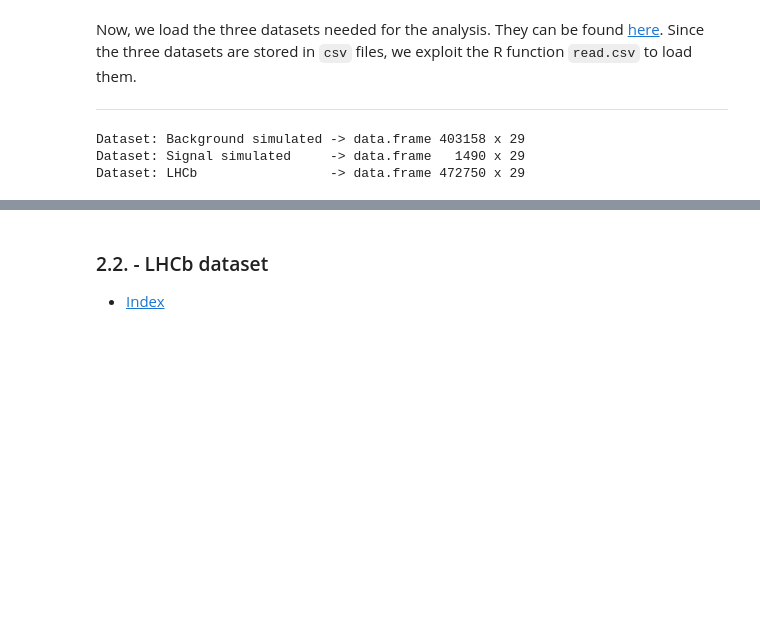
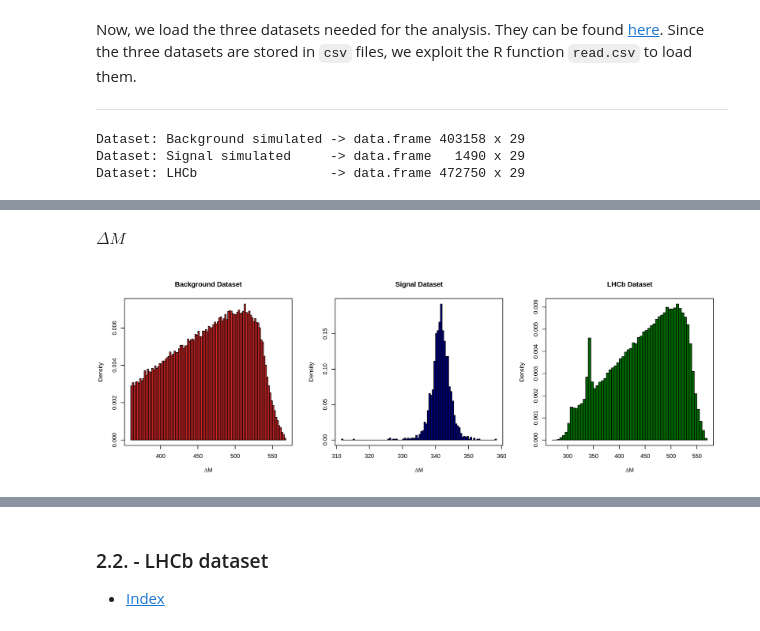
Before and after one commit to mastrovalentz/Adv_Stat_Final_Project, a Jupyter notebook: presentation/presentation.ipynb, the cells around one changed output, grey strips where cells are left out. Drawn from its saved outputs; the diff is of its cells as text; code cells hidden in the pictures; blank space fills up the shorter version.

```diff
--- a/presentation/presentation.ipynb
+++ b/presentation/presentation.ipynb
@@ -110,0 +161,19 @@ hist(data.lhcb$Lambda_b0_MM_F, breaks=100, col="firebrick3", xlab="Lb0 Mass", ma
+# %% [markdown]
+**$\Delta M$**
+# %%
+par(mfrow=c(1,3))
+options(repr.plot.width=12, repr.plot.height=4, repr.plot.res=250)
+
+hist(data.bkg$DeltaM_F,
+     breaks=100, probability=TRUE, col="firebrick3",
+     xlab=expression(paste(Delta, "M")), main="Background Dataset"); box()
+
+hist(data.sig$DeltaM_F,
+     breaks=100, probability=TRUE, col="navy",
+     xlab=expression(paste(Delta, "M")), main="Signal Dataset");     box()
+
+hist(data.lhcb$DeltaM_F,
+     breaks=100, probability=TRUE, col="darkgreen",
+     xlab=expression(paste(Delta, "M")), main="LHCb Dataset");       box()
+# %% [output]
+[figure, added]
```
Also changed, not shown: parts of 29 cells of this notebook.
